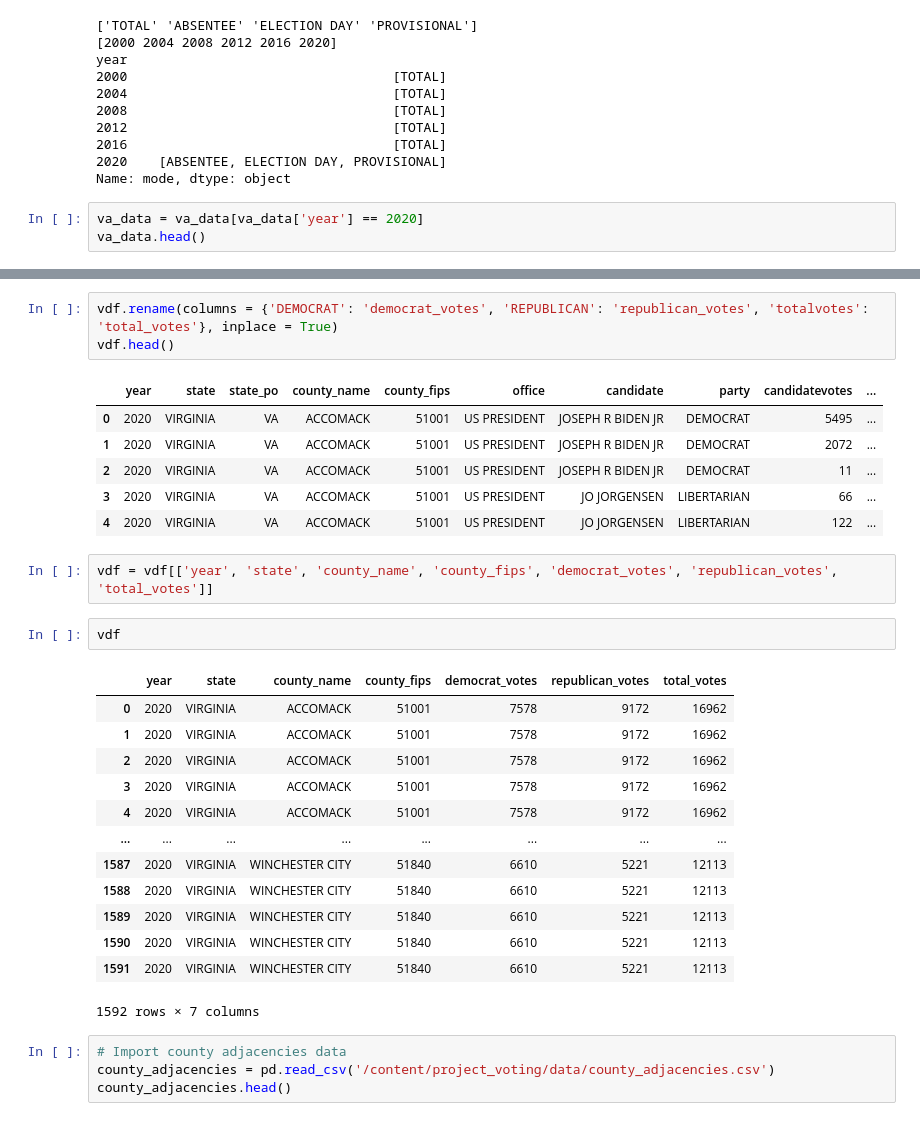
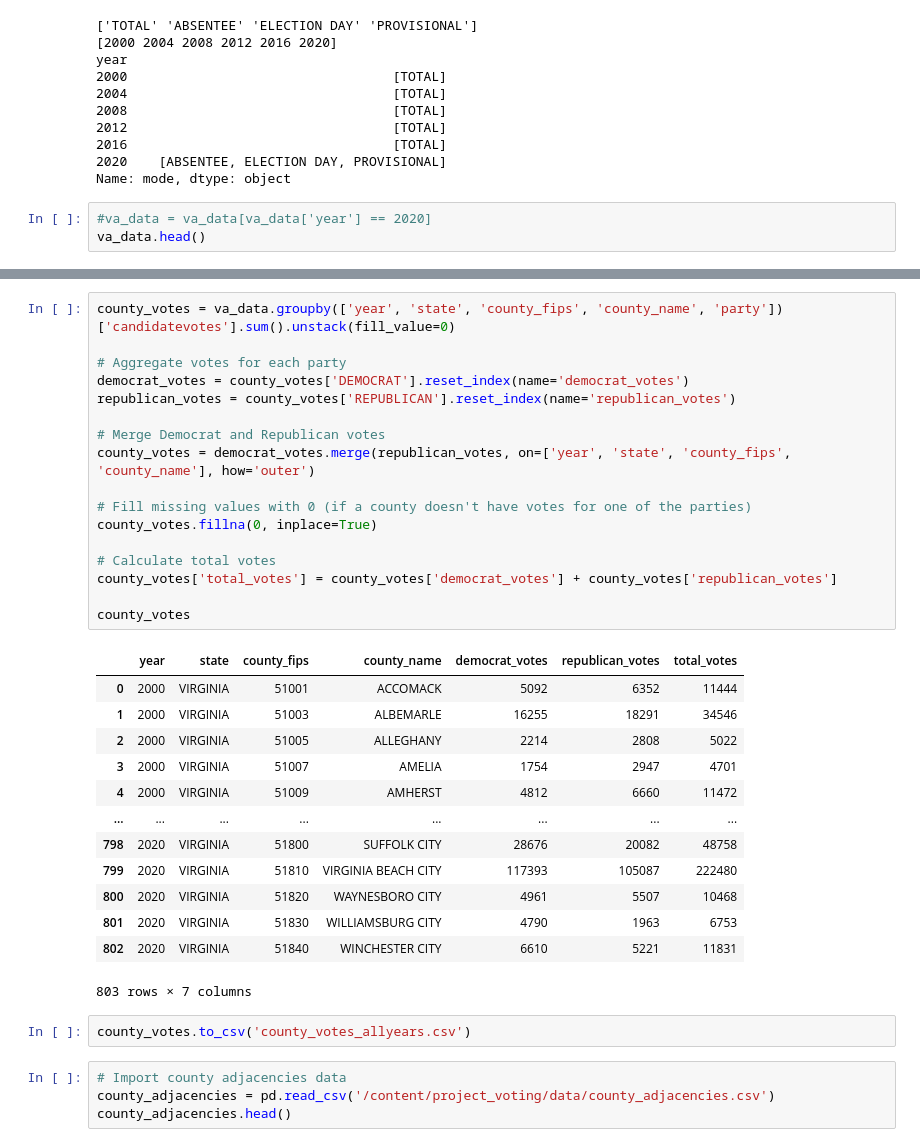
Before and after one commit to amolaka/Notable-Projects, a Jupyter notebook: voting_models.ipynb, the cells around one changed output, grey strips where cells are left out. Cells and saved outputs as stored; diff of their text form.

Commit message:
Changed so all years data was there

```diff
--- a/voting_models.ipynb
+++ b/voting_models.ipynb
@@ -108,7 +118,7 @@ year
 2020    [ABSENTEE, ELECTION DAY, PROVISIONAL]
 Name: mode, dtype: object
 # %%
-va_data = va_data[va_data['year'] == 2020]
+#va_data = va_data[va_data['year'] == 2020]
 va_data.head()
 # %% [output]
 |  | year | state | state_po | county_name | county_fips | office | candidate | party | candidatevotes | ... |
@@ -138,31 +135,36 @@ vdf = va_data.merge(votes, how='left', on='county_name')
-# %%
-vdf.rename(columns = {'DEMOCRAT': 'democrat_votes', 'REPUBLICAN': 'republican_votes', 'totalvotes': 'total_votes'}, inplace = True)
-vdf.head()
-# %% [output]
-|  | year | state | state_po | county_name | county_fips | office | candidate | party | candidatevotes | ... |
-| 0 | 2020 | VIRGINIA | VA | ACCOMACK | 51001 | US PRESIDENT | JOSEPH R BIDEN JR | DEMOCRAT | 5495 | ... |
-| 1 | 2020 | VIRGINIA | VA | ACCOMACK | 51001 | US PRESIDENT | JOSEPH R BIDEN JR | DEMOCRAT | 2072 | ... |
-| 2 | 2020 | VIRGINIA | VA | ACCOMACK | 51001 | US PRESIDENT | JOSEPH R BIDEN JR | DEMOCRAT | 11 | ... |
-| 3 | 2020 | VIRGINIA | VA | ACCOMACK | 51001 | US PRESIDENT | JO JORGENSEN | LIBERTARIAN | 66 | ... |
-| 4 | 2020 | VIRGINIA | VA | ACCOMACK | 51001 | US PRESIDENT | JO JORGENSEN | LIBERTARIAN | 122 | ... |
-# %%
-vdf = vdf[['year', 'state', 'county_name', 'county_fips', 'democrat_votes', 'republican_votes', 'total_votes']]
-# %%
-vdf
-# %% [output]
-|  | year | state | county_name | county_fips | democrat_votes | republican_votes | total_votes |
-| 0 | 2020 | VIRGINIA | ACCOMACK | 51001 | 7578 | 9172 | 16962 |
-| 1 | 2020 | VIRGINIA | ACCOMACK | 51001 | 7578 | 9172 | 16962 |
-| 2 | 2020 | VIRGINIA | ACCOMACK | 51001 | 7578 | 9172 | 16962 |
-| 3 | 2020 | VIRGINIA | ACCOMACK | 51001 | 7578 | 9172 | 16962 |
-| 4 | 2020 | VIRGINIA | ACCOMACK | 51001 | 7578 | 9172 | 16962 |
-| ... | ... | ... | ... | ... | ... | ... | ... |
-| 1587 | 2020 | VIRGINIA | WINCHESTER CITY | 51840 | 6610 | 5221 | 12113 |
-| 1588 | 2020 | VIRGINIA | WINCHESTER CITY | 51840 | 6610 | 5221 | 12113 |
-| 1589 | 2020 | VIRGINIA | WINCHESTER CITY | 51840 | 6610 | 5221 | 12113 |
-| 1590 | 2020 | VIRGINIA | WINCHESTER CITY | 51840 | 6610 | 5221 | 12113 |
-| 1591 | 2020 | VIRGINIA | WINCHESTER CITY | 51840 | 6610 | 5221 | 12113 |
-1592 rows × 7 columns
+# %%
+county_votes = va_data.groupby(['year', 'state', 'county_fips', 'county_name', 'party'])['candidatevotes'].sum().unstack(fill_value=0)
+
+# Aggregate votes for each party
+democrat_votes = county_votes['DEMOCRAT'].reset_index(name='democrat_votes')
+republican_votes = county_votes['REPUBLICAN'].reset_index(name='republican_votes')
+
+# Merge Democrat and Republican votes
+county_votes = democrat_votes.merge(republican_votes, on=['year', 'state', 'county_fips', 'county_name'], how='outer')
+
+# Fill missing values with 0 (if a county doesn't have votes for one of the parties)
+county_votes.fillna(0, inplace=True)
+
+# Calculate total votes
+county_votes['total_votes'] = county_votes['democrat_votes'] + county_votes['republican_votes']
+
+county_votes
+# %% [output]
+|  | year | state | county_fips | county_name | democrat_votes | republican_votes | total_votes |
+| 0 | 2000 | VIRGINIA | 51001 | ACCOMACK | 5092 | 6352 | 11444 |
+| 1 | 2000 | VIRGINIA | 51003 | ALBEMARLE | 16255 | 18291 | 34546 |
+| 2 | 2000 | VIRGINIA | 51005 | ALLEGHANY | 2214 | 2808 | 5022 |
+| 3 | 2000 | VIRGINIA | 51007 | AMELIA | 1754 | 2947 | 4701 |
+| 4 | 2000 | VIRGINIA | 51009 | AMHERST | 4812 | 6660 | 11472 |
+| ... | ... | ... | ... | ... | ... | ... | ... |
+| 798 | 2020 | VIRGINIA | 51800 | SUFFOLK CITY | 28676 | 20082 | 48758 |
+| 799 | 2020 | VIRGINIA | 51810 | VIRGINIA BEACH CITY | 117393 | 105087 | 222480 |
+| 800 | 2020 | VIRGINIA | 51820 | WAYNESBORO CITY | 4961 | 5507 | 10468 |
+| 801 | 2020 | VIRGINIA | 51830 | WILLIAMSBURG CITY | 4790 | 1963 | 6753 |
+| 802 | 2020 | VIRGINIA | 51840 | WINCHESTER CITY | 6610 | 5221 | 11831 |
+803 rows × 7 columns
+# %%
+county_votes.to_csv('county_votes_allyears.csv')
 # %%
 # Import county adjacencies data
 county_adjacencies = pd.read_csv('/content/project_voting/data/county_adjacencies.csv')
```
Also changed, not shown: parts of 5 cells of this notebook.
